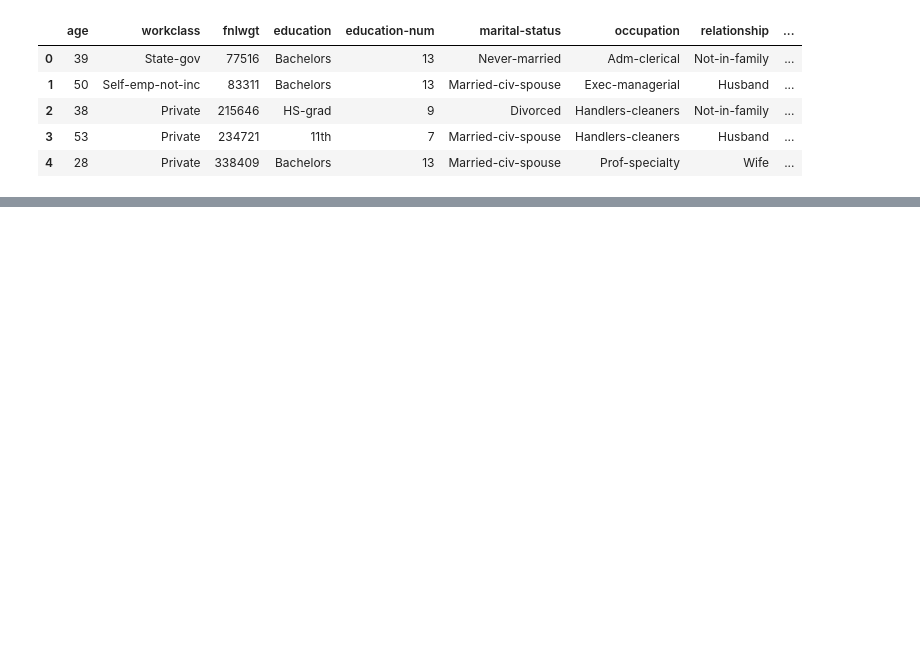
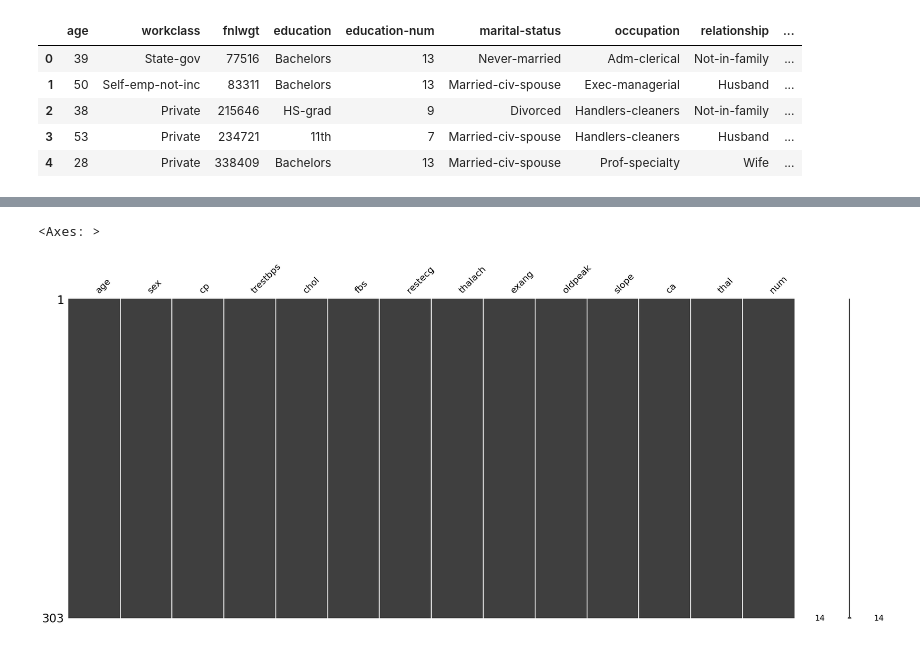
Before and after one commit to dashbikash/aiml-notebooks, a Jupyter notebook: datawrangling/Missing Data Handling.ipynb, the cells around one changed output, grey strips where cells are left out. Saved outputs shown, nothing was run; the diff lists cells and outputs as text; code cells hidden in the pictures; blank space fills up the shorter version.

```diff
--- a/datawrangling/Missing Data Handling.ipynb
+++ b/datawrangling/Missing Data Handling.ipynb
@@ -26,0 +91,8 @@ msno.heatmap(df)
+# %%
+df['ca']=df['ca'].fillna(df['ca'].mean())
+df['thal']=df['thal'].fillna(df['thal'].mean())
+# %%
+msno.matrix(df)
+# %% [output]
+<Axes: >
+[figure, added]
```
Also changed, not shown: parts of 8 cells of this notebook.
